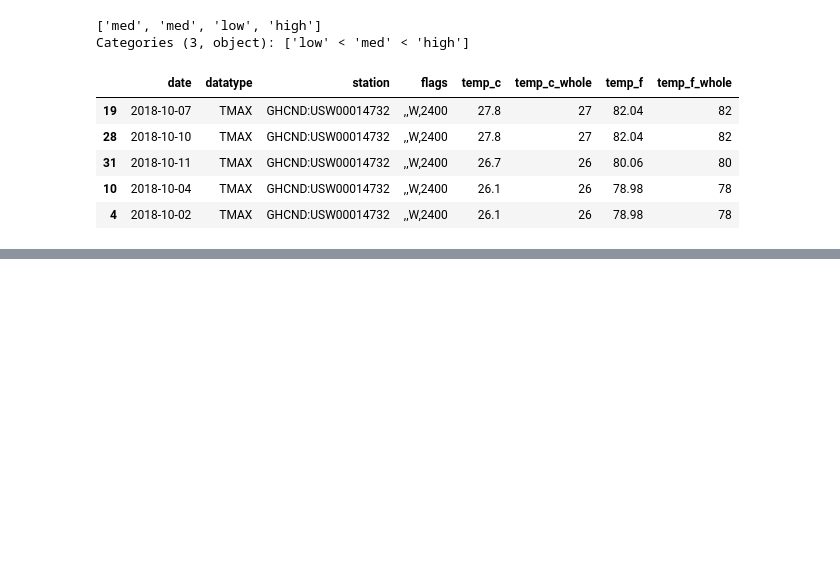
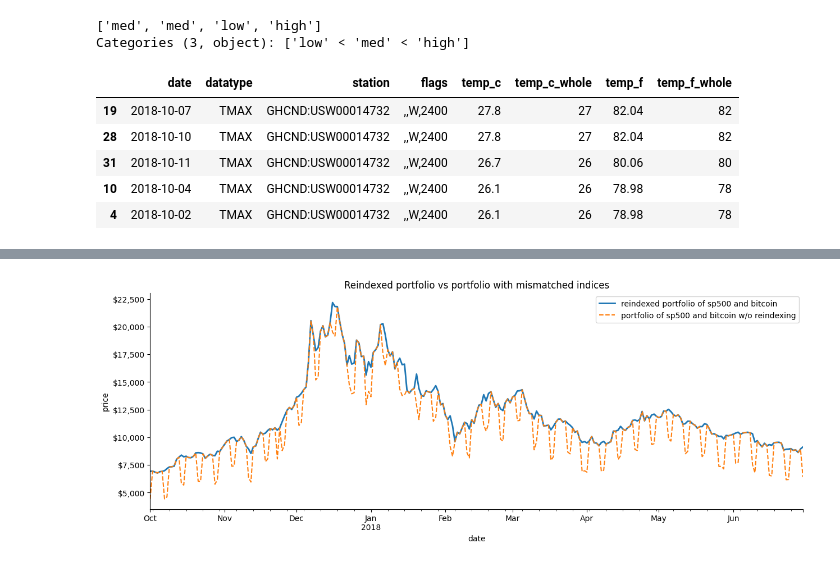
Before and after one commit to roger-mengqiu-chen/DS-learning, a Jupyter notebook: hands-on-da-with-pandas/ch03/3-cleaning_data.ipynb, the cells around one changed output, grey strips where cells are left out. Cells and saved outputs as stored; diff of their text form; code cells hidden in the pictures; blank space fills up the shorter version.

```diff
--- a/hands-on-da-with-pandas/ch03/3-cleaning_data.ipynb
+++ b/hands-on-da-with-pandas/ch03/3-cleaning_data.ipynb
@@ -198,0 +399,10 @@ df[df.datatype == 'TMAX'].sort_values(by='temp_c', ascending=False).head()
+# %%
+import numpy as np
+sp_reindexed = sp.reindex(bitcoin.index).assign(
+    volume=lambda x: x.volume.fillna(0),
+    close=lambda x: x.close.ffill(),
+    open=lambda x: np.where(x.open.isnull(), x.close, x.open),
+    high=lambda x: np.where(x.high.isnull(), x.close, x.high),
+    low=lambda x: np.where(x.low.isnull(), x.close, x.low)
+)
+sp_reindexed.head(10).assign(day_of_week=lambda x: x.index.day_name())
@@ -198,0 +422,18 @@ df[df.datatype == 'TMAX'].sort_values(by='temp_c', ascending=False).head()
+# %%
+fixed_portfolio = sp_reindexed + bitcoin
+ax = fixed_portfolio['2017-Q4': '2018-Q2'].plot(
+    y='close', figsize=(15,5), linewidth=2,
+    label='reindexed portfolio of sp500 and bitcoin',
+    title='Reindexed portfolio vs portfolio with mismatched indices'
+)
+portfolio['2017-Q4':'2018-Q2'].plot(
+    y='close', ax=ax, linestyle='--',
+    label='portfolio of sp500 and bitcoin w/o reindexing'
+)
+ax.set_ylabel('price')
+ax.yaxis.set_major_formatter(StrMethodFormatter('${x:,.0f}'))
+for spine in ['top', 'right']:
+    ax.spines[spine].set_visible(False)
+plt.show()
+# %% [output]
+[figure, added]
```
Also changed, not shown: parts of 21 cells of this notebook, 3 other files.
